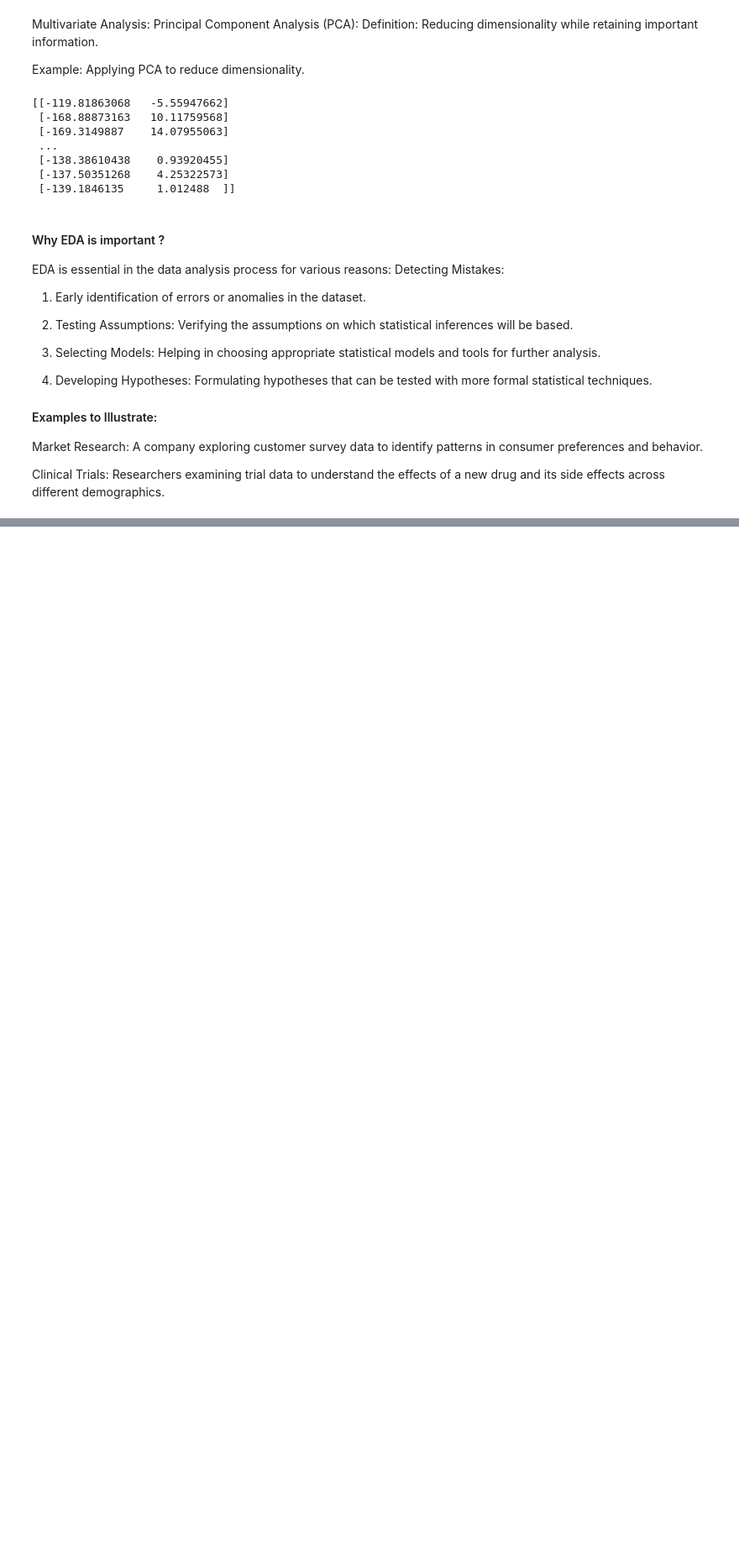
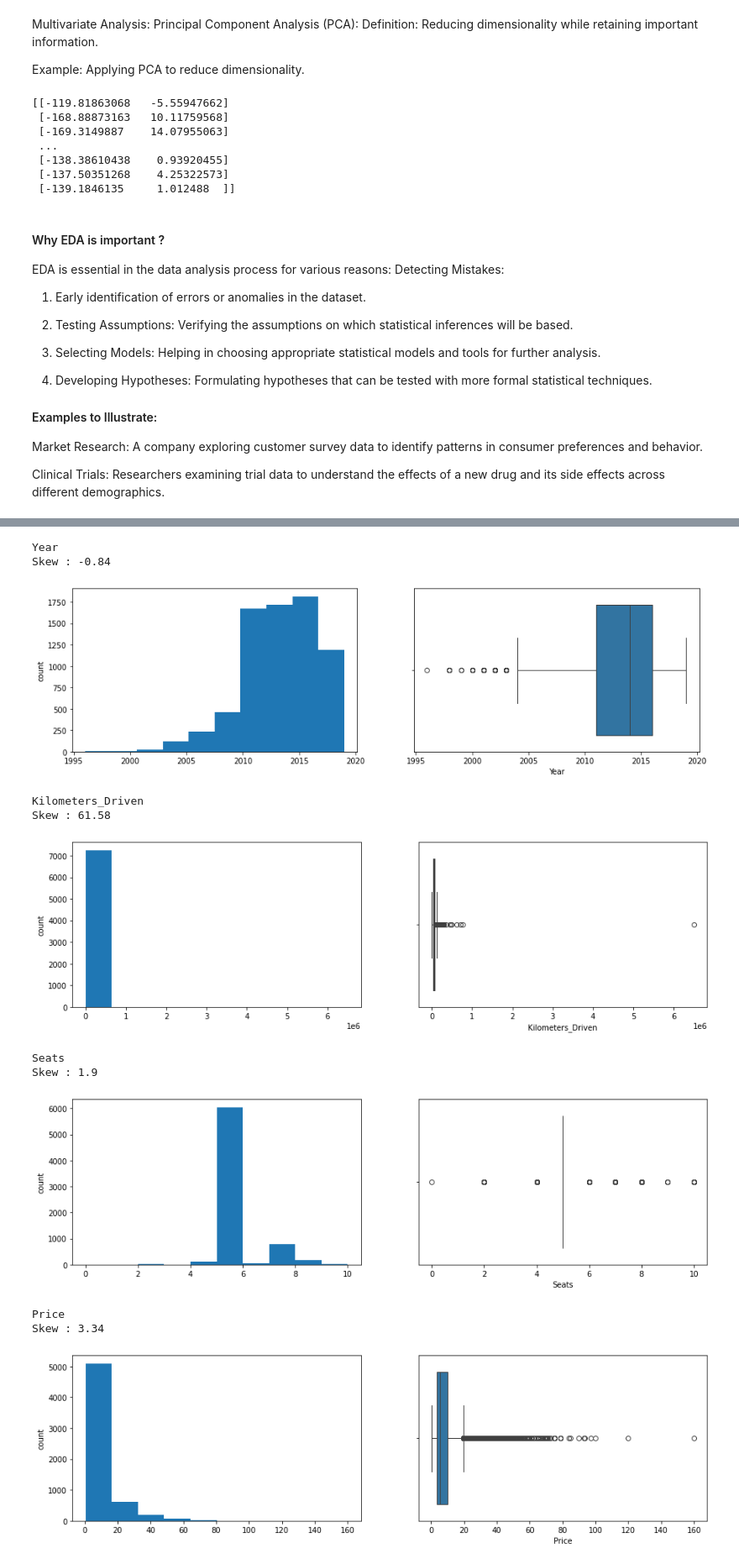
Before and after one commit to akashvarun10/INFO-7390-Coursework, a Jupyter notebook: Understanding Data/Understanding Data.ipynb, the cells around one changed output, grey strips where cells are left out. Shown: that part at 84% size. Saved outputs shown, nothing was run; the diff lists cells and outputs as text; code cells hidden in the pictures; blank space fills up the shorter version.

```diff
--- a/Understanding Data/Understanding Data.ipynb
+++ b/Understanding Data/Understanding Data.ipynb
@@ -623,0 +773,4 @@ Clinical Trials: Researchers examining trial data to understand the effects of a
+# %%
+df['Brand'] = df.Name.str.split().str.get(0)
+# %%
+df['Model'] = df.Name.str.split().str.get(1) + df.Name.str.split().str.get(2)
@@ -623,0 +821,2 @@ Clinical Trials: Researchers examining trial data to understand the effects of a
+# %%
+df["Brand"].replace({"ISUZU": "Isuzu", "Mini": "Mini Cooper","Land":"Land Rover"}, inplace=True)
@@ -623,0 +864,7 @@ Clinical Trials: Researchers examining trial data to understand the effects of a
+# %%
+cat_cols=df.select_dtypes(include=['object']).columns
+num_cols = df.select_dtypes(include=np.number).columns.tolist()
+print("Categorical Variables:")
+print(cat_cols)
+print("Numerical Variables:")
+print(num_cols)
@@ -623,0 +894,24 @@ Clinical Trials: Researchers examining trial data to understand the effects of a
+# %%
+for col in num_cols:
+    print(col)
+    print('Skew :', round(df[col].skew(), 2))
+    plt.figure(figsize = (15, 4))
+    plt.subplot(1, 2, 1)
+    df[col].hist(grid=False)
+    plt.ylabel('count')
+    plt.subplot(1, 2, 2)
+    sns.boxplot(x=df[col])
+    plt.show()
+# %% [output]
+Year
+Skew : -0.84
+[figure, added]
+Kilometers_Driven
+Skew : 61.58
+[figure, added]
+Seats
+Skew : 1.9
+[figure, added]
+Price
+Skew : 3.34
+[figure, added]
```
Also changed, not shown: parts of 57 cells of this notebook, 6 other files.
